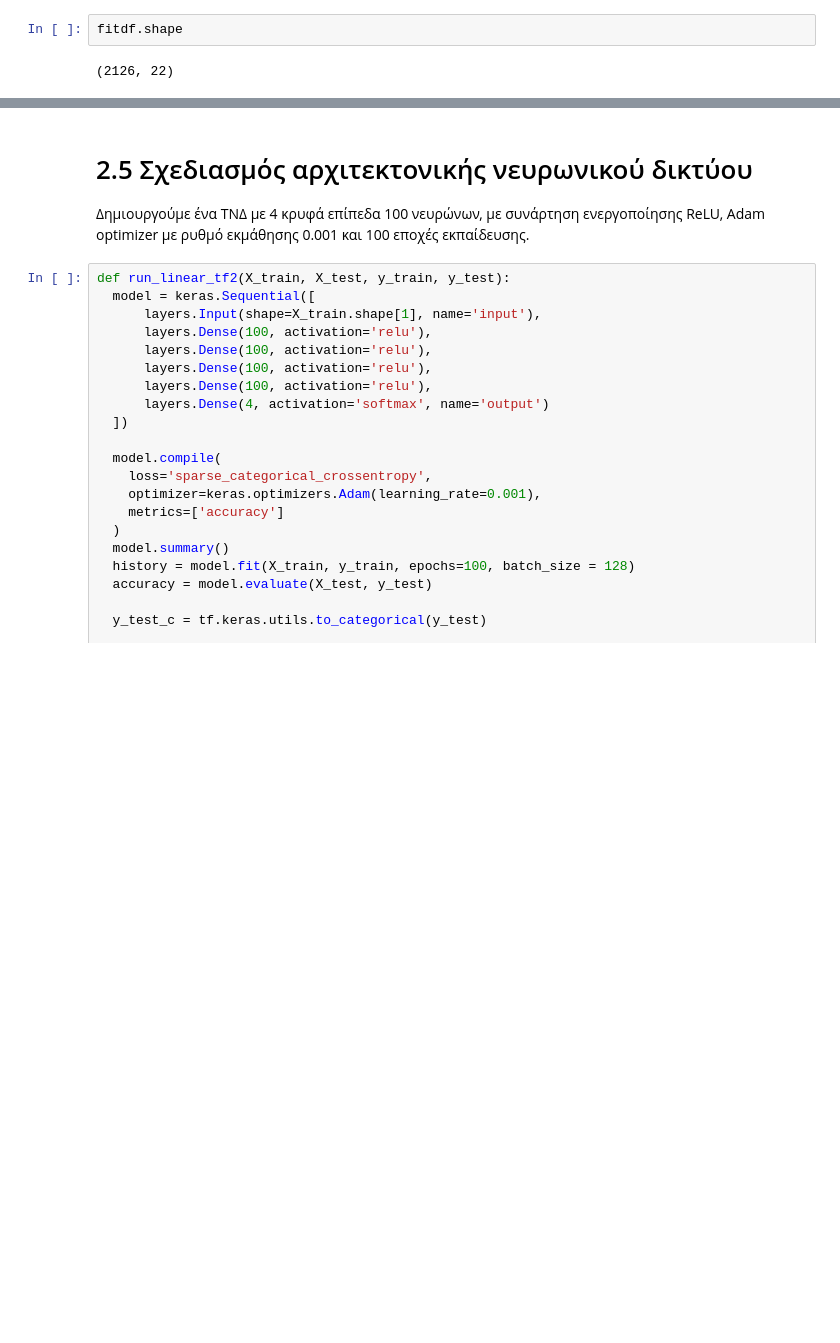
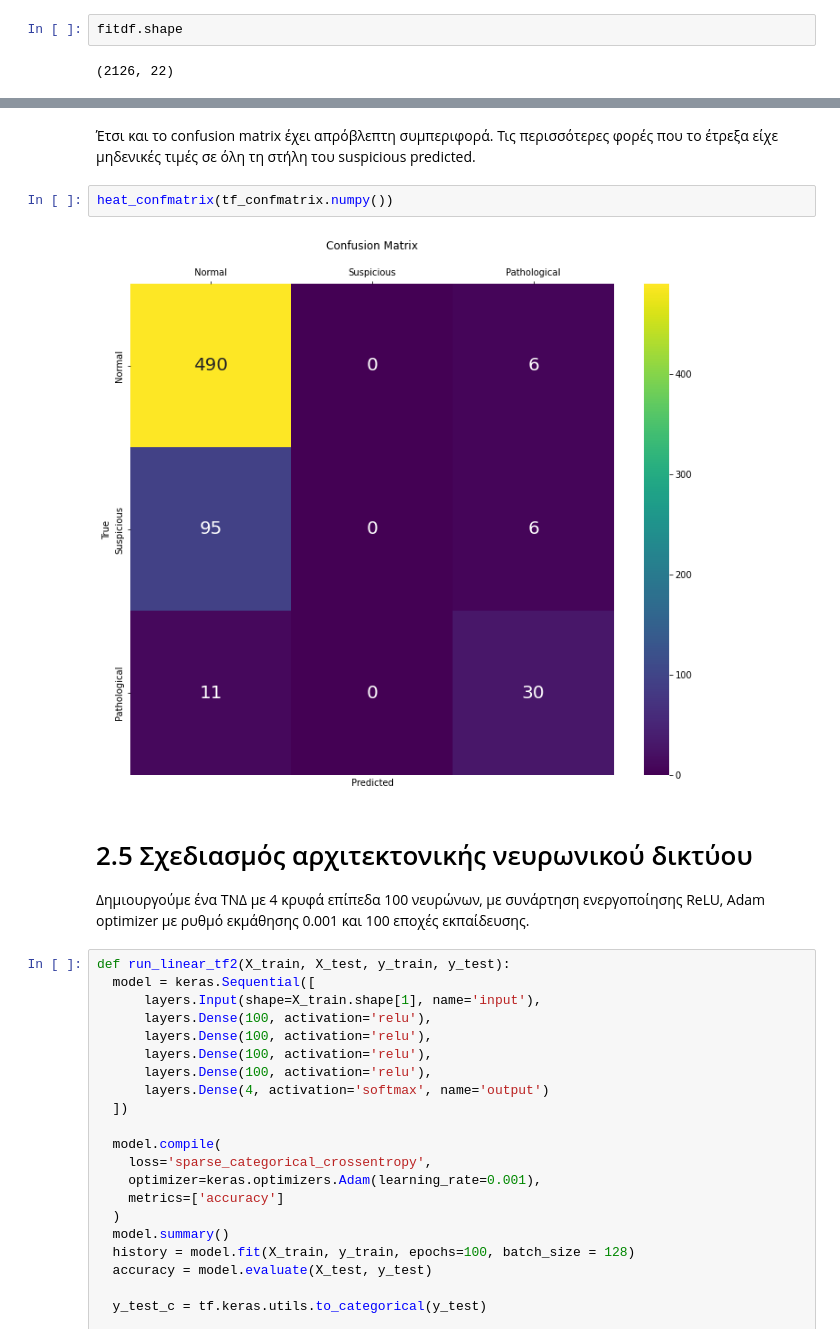
Before and after one commit to Maagnitude/fetal-health-models, a Jupyter notebook: fetal_health_models.ipynb, the cells around one changed output, grey strips where cells are left out. Drawn from its saved outputs; the diff is of its cells as text; blank space fills up the shorter version.

```diff
--- a/fetal_health_models.ipynb
+++ b/fetal_health_models.ipynb
@@ -537,3 +541,9 @@ AttributeError: ignored
+# %% [markdown]
+Έτσι και το confusion matrix έχει απρόβλεπτη συμπεριφορά. Τις περισσότερες φορές που το έτρεξα είχε μηδενικές τιμές σε όλη τη στήλη του suspicious predicted.
+# %%
+heat_confmatrix(tf_confmatrix.numpy())
+# %% [output]
+[figure, added]
 # %% [markdown]
 # 2.5 Σχεδιασμός αρχιτεκτονικής νευρωνικού δικτύου
 
```
Also changed, not shown: parts of 78 cells of this notebook.
